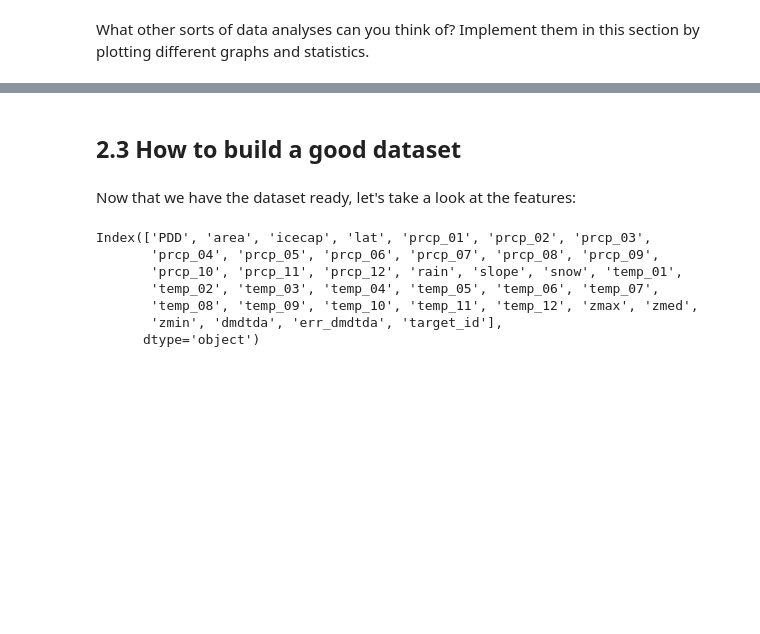
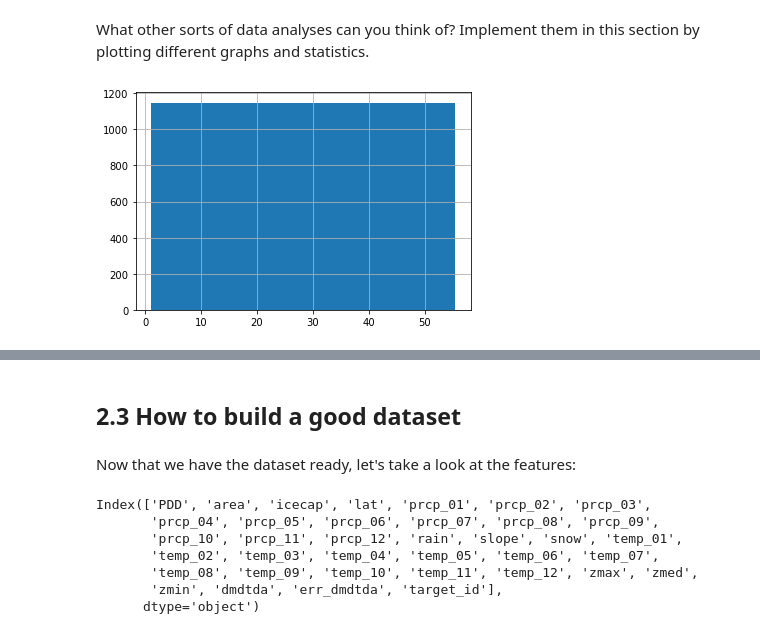
Before and after one commit to Machine-Learning-in-Glaciology-Workshop/Project_MB_Regression, a Jupyter notebook: 2_Data_exploration.ipynb, the cells around one changed output, grey strips where cells are left out. Cells and saved outputs as stored; diff of their text form; code cells hidden in the pictures; blank space fills up the shorter version.

```diff
--- a/2_Data_exploration.ipynb
+++ b/2_Data_exploration.ipynb
@@ -120,2 +129,6 @@ df_all['dmdtda'].hist(bins=50);
 # %% [markdown]
 What other sorts of data analyses can you think of? Implement them in this section by plotting different graphs and statistics.
+# %%
+df_all['area'].hist(bins=1);
+# %% [output]
+[figure, added]
```
Also changed, not shown: parts of 4 cells of this notebook.
